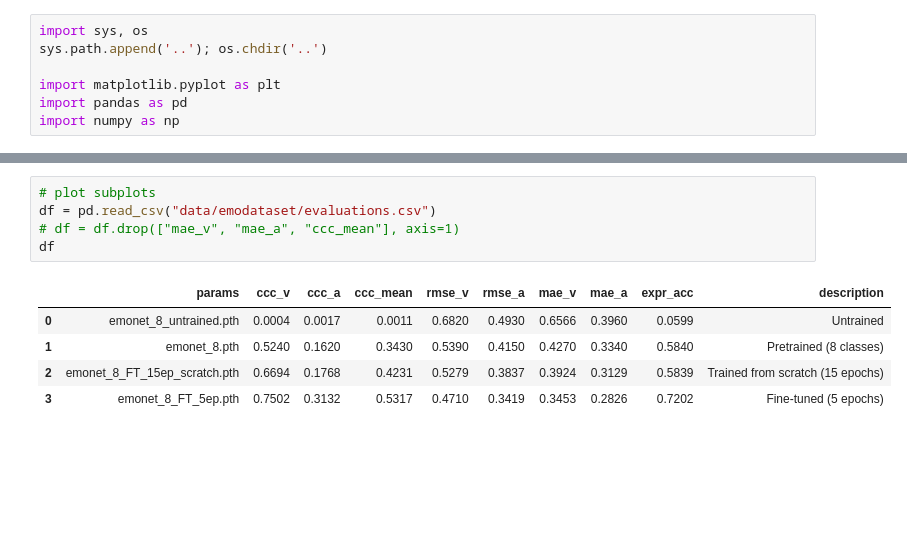
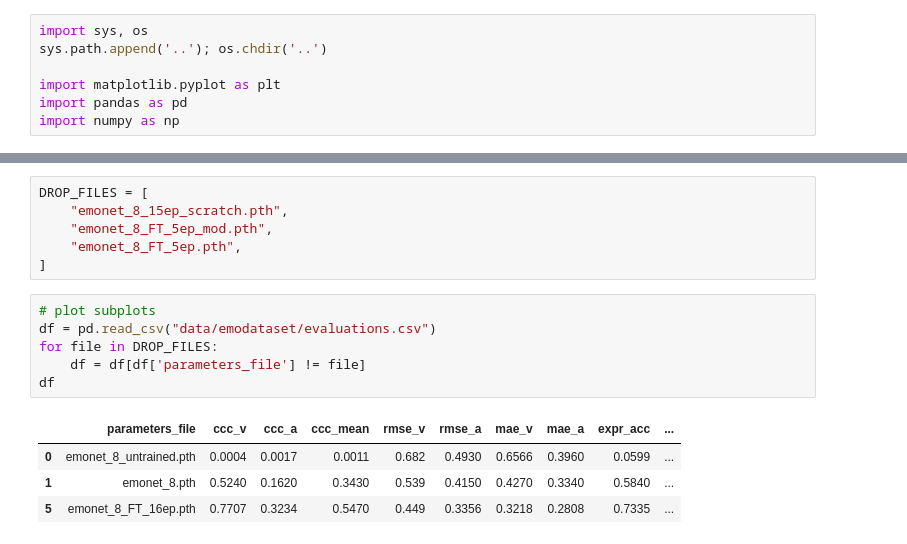
Before and after one commit to MattThePerson/emonet-fine-tuning, a Jupyter notebook: notebooks/GRAPH_evaluations.ipynb, the cells around one changed output, grey strips where cells are left out. Saved outputs shown, nothing was run; the diff lists cells and outputs as text; blank space fills up the shorter version.

```diff
--- a/notebooks/GRAPH_evaluations.ipynb
+++ b/notebooks/GRAPH_evaluations.ipynb
@@ -35,14 +8,20 @@ plt.show()
+# %%
+DROP_FILES = [
+    "emonet_8_15ep_scratch.pth",
+    "emonet_8_FT_5ep_mod.pth",
+    "emonet_8_FT_5ep.pth",
+]
 # %%
 # plot subplots
 df = pd.read_csv("data/emodataset/evaluations.csv")
-# df = df.drop(["mae_v", "mae_a", "ccc_mean"], axis=1)
+for file in DROP_FILES:
+    df = df[df['parameters_file'] != file]
 df
 # %% [output]
-|  | params | ccc_v | ccc_a | ccc_mean | rmse_v | rmse_a | mae_v | mae_a | expr_acc | description |
-| 0 | emonet_8_untrained.pth | 0.0004 | 0.0017 | 0.0011 | 0.6820 | 0.4930 | 0.6566 | 0.3960 | 0.0599 | Untrained |
-| 1 | emonet_8.pth | 0.5240 | 0.1620 | 0.3430 | 0.5390 | 0.4150 | 0.4270 | 0.3340 | 0.5840 | Pretrained (8 classes) |
-| 2 | emonet_8_FT_15ep_scratch.pth | 0.6694 | 0.1768 | 0.4231 | 0.5279 | 0.3837 | 0.3924 | 0.3129 | 0.5839 | Trained from scratch (15 epochs) |
-| 3 | emonet_8_FT_5ep.pth | 0.7502 | 0.3132 | 0.5317 | 0.4710 | 0.3419 | 0.3453 | 0.2826 | 0.7202 | Fine-tuned (5 epochs) |
+|  | parameters_file | ccc_v | ccc_a | ccc_mean | rmse_v | rmse_a | mae_v | mae_a | expr_acc | ... |
+| 0 | emonet_8_untrained.pth | 0.0004 | 0.0017 | 0.0011 | 0.682 | 0.4930 | 0.6566 | 0.3960 | 0.0599 | ... |
+| 1 | emonet_8.pth | 0.5240 | 0.1620 | 0.3430 | 0.539 | 0.4150 | 0.4270 | 0.3340 | 0.5840 | ... |
+| 5 | emonet_8_FT_16ep.pth | 0.7707 | 0.3234 | 0.5470 | 0.449 | 0.3356 | 0.3218 | 0.2808 | 0.7335 | ... |
 # %%
 import matplotlib.patches as mpatches
 
```
Also changed, not shown: parts of 3 cells of this notebook, 17 other files.
